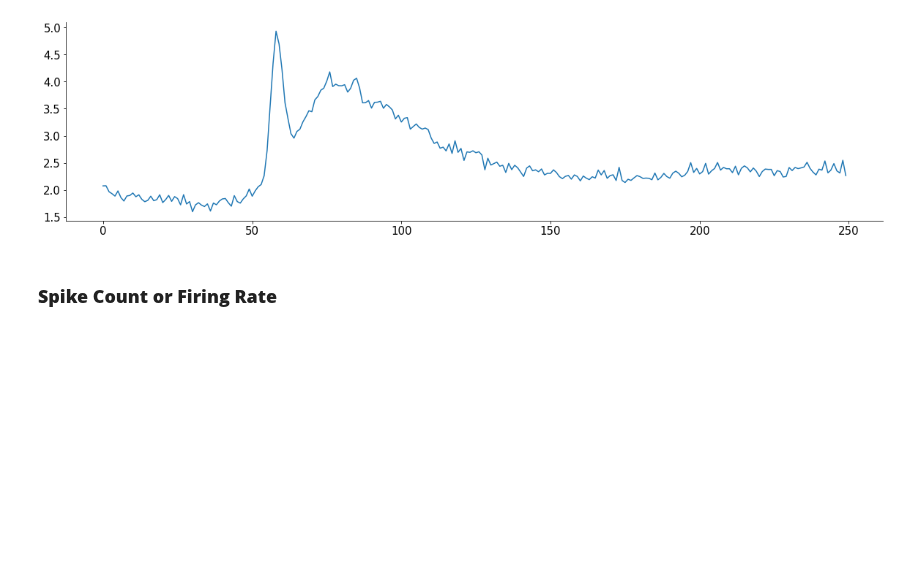
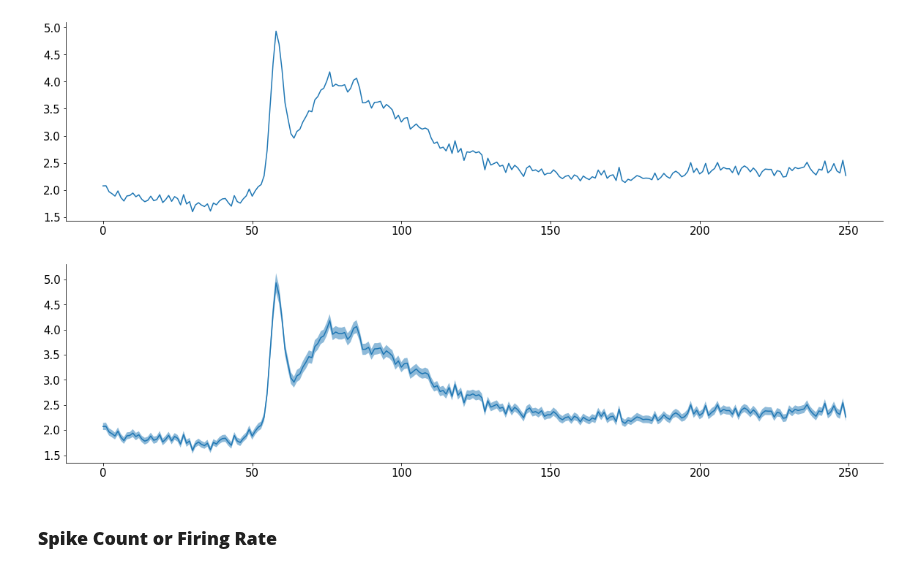
Before and after one commit to MiladQolami/Neural-Data-Analysis, a Jupyter notebook: SpikingVariablity/SpikingVariablity.ipynb, the cells around one changed output. Cells and saved outputs as stored; diff of their text form; code cells hidden in the pictures; blank space fills up the shorter version.

```diff
--- a/SpikingVariablity/SpikingVariablity.ipynb
+++ b/SpikingVariablity/SpikingVariablity.ipynb
@@ -129,10 +129,12 @@ plt.show()
 [figure]
 # %%
 # @markdown Add standard error of mean
-SEM_resp_vis = np.std(np.mean(spikes_vis,0),0) / np.sqrt(trial_n)
+SEM_resp_vis = np.std(np.mean(spikes_vis,0) * 100,0) / np.sqrt(trial_n)
 fig,ax = plt.subplots()
-ax.plot(time_bins,average_resp_vis,linewidth = 2)
-ax.fill_between(time_bins,average_resp_vis - SEM_resp_vis,average_resp_vis + SEM_resp_vis,alpha = .5)
+ax.plot(time_bins,average_resp_vis)
+ax.fill_between(time_bins,average_resp_vis - SEM_resp_vis, average_resp_vis + SEM_resp_vis,alpha = .5)
 plt.show()
+# %% [output]
+[figure, added]
 # %% [markdown]
 ### **Spike Count or Firing Rate**
```
Also changed, not shown: parts of 22 cells of this notebook.
